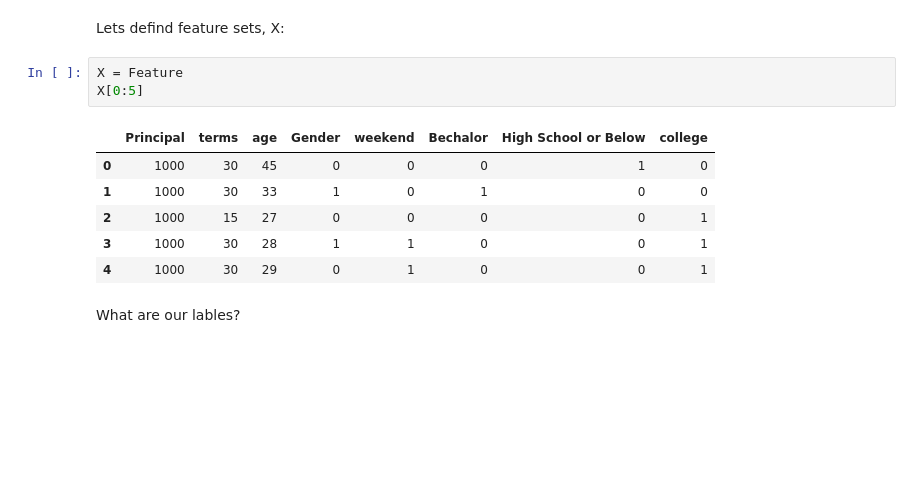
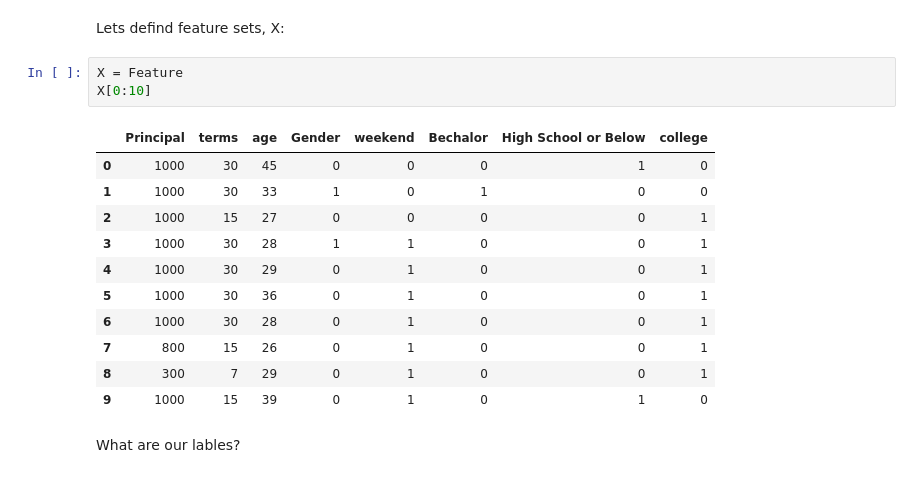
Before and after one commit to Danielslimaa/coursera-capstone-project, a Jupyter notebook: Coursera-Capstone-notebook.ipynb, the cells around one changed output. Saved outputs shown, nothing was run; the diff lists cells and outputs as text; blank space fills up the shorter version.

```diff
--- a/Coursera-Capstone-notebook.ipynb
+++ b/Coursera-Capstone-notebook.ipynb
@@ -217,14 +226,19 @@ Feature.head()
 Lets defind feature sets, X:
 # %%
 X = Feature
-X[0:5]
+X[0:10]
 # %% [output]
 |  | Principal | terms | age | Gender | weekend | Bechalor | High School or Below | college |
 | 0 | 1000 | 30 | 45 | 0 | 0 | 0 | 1 | 0 |
 | 1 | 1000 | 30 | 33 | 1 | 0 | 1 | 0 | 0 |
 | 2 | 1000 | 15 | 27 | 0 | 0 | 0 | 0 | 1 |
 | 3 | 1000 | 30 | 28 | 1 | 1 | 0 | 0 | 1 |
 | 4 | 1000 | 30 | 29 | 0 | 1 | 0 | 0 | 1 |
+| 5 | 1000 | 30 | 36 | 0 | 1 | 0 | 0 | 1 |
+| 6 | 1000 | 30 | 28 | 0 | 1 | 0 | 0 | 1 |
+| 7 | 800 | 15 | 26 | 0 | 1 | 0 | 0 | 1 |
+| 8 | 300 | 7 | 29 | 0 | 1 | 0 | 0 | 1 |
+| 9 | 1000 | 15 | 39 | 0 | 1 | 0 | 1 | 0 |
 # %% [markdown]
 What are our lables?
 # %%
```
Also changed, not shown: parts of 25 cells of this notebook.
